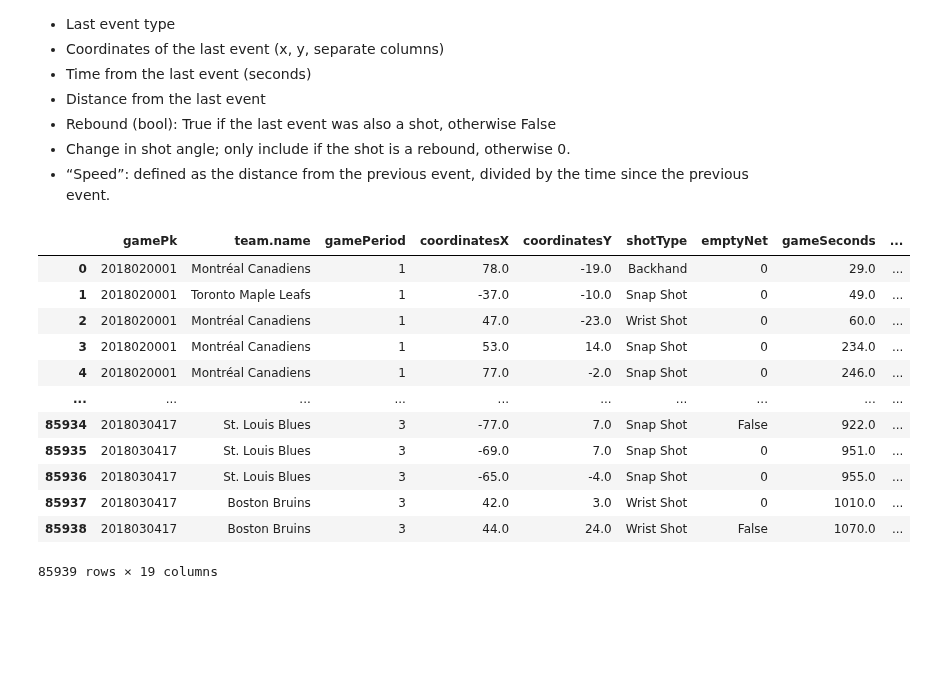
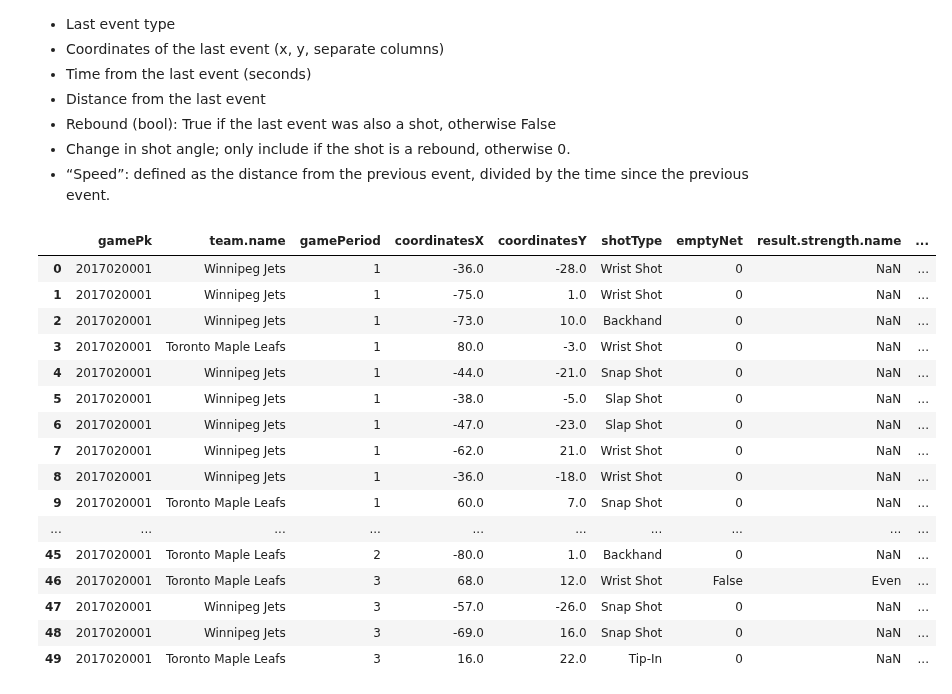
Before and after one commit to M0rph3e/ift6758-project-main, a Jupyter notebook: notebooks/feingineering_two.ipynb, the cells around one changed output. Saved outputs shown, nothing was run; the diff lists cells and outputs as text; code cells hidden in the pictures; blank space fills up the shorter version.

```diff
--- a/notebooks/feingineering_two.ipynb
+++ b/notebooks/feingineering_two.ipynb
@@ -39,7 +39,7 @@ The autoreload extension is already loaded. To reload it, use:
 # %%
 from ift6758.features.feature_engineering2 import SeasonDataSetTwo
 years = [2015,2016,2017,2018]
-test = [2017,2018]
+test = [2017]
 data = SeasonDataSetTwo(test)
 # %%
 df = data.get_features_2()
@@ -68,19 +65,23 @@ File already Exists, loading from ../ift6758/data/PICKLE//2018_period_info.pkl
 * “Speed”: defined as the distance from the previous event, divided by the time since the previous event.
 # %%
 pd.set_option('display.max_columns', None)
-df
+df.head(50)
 # %% [output]
-|  | gamePk | team.name | gamePeriod | coordinatesX | coordinatesY | shotType | emptyNet | gameSeconds | ... |
-| 0 | 2018020001 | Montréal Canadiens | 1 | 78.0 | -19.0 | Backhand | 0 | 29.0 | ... |
-| 1 | 2018020001 | Toronto Maple Leafs | 1 | -37.0 | -10.0 | Snap Shot | 0 | 49.0 | ... |
-| 2 | 2018020001 | Montréal Canadiens | 1 | 47.0 | -23.0 | Wrist Shot | 0 | 60.0 | ... |
-| 3 | 2018020001 | Montréal Canadiens | 1 | 53.0 | 14.0 | Snap Shot | 0 | 234.0 | ... |
-| 4 | 2018020001 | Montréal Canadiens | 1 | 77.0 | -2.0 | Snap Shot | 0 | 246.0 | ... |
+|  | gamePk | team.name | gamePeriod | coordinatesX | coordinatesY | shotType | emptyNet | result.strength.name | ... |
+| 0 | 2017020001 | Winnipeg Jets | 1 | -36.0 | -28.0 | Wrist Shot | 0 | NaN | ... |
+| 1 | 2017020001 | Winnipeg Jets | 1 | -75.0 | 1.0 | Wrist Shot | 0 | NaN | ... |
+| 2 | 2017020001 | Winnipeg Jets | 1 | -73.0 | 10.0 | Backhand | 0 | NaN | ... |
+| 3 | 2017020001 | Toronto Maple Leafs | 1 | 80.0 | -3.0 | Wrist Shot | 0 | NaN | ... |
+| 4 | 2017020001 | Winnipeg Jets | 1 | -44.0 | -21.0 | Snap Shot | 0 | NaN | ... |
+| 5 | 2017020001 | Winnipeg Jets | 1 | -38.0 | -5.0 | Slap Shot | 0 | NaN | ... |
+| 6 | 2017020001 | Winnipeg Jets | 1 | -47.0 | -23.0 | Slap Shot | 0 | NaN | ... |
+| 7 | 2017020001 | Winnipeg Jets | 1 | -62.0 | 21.0 | Wrist Shot | 0 | NaN | ... |
+| 8 | 2017020001 | Winnipeg Jets | 1 | -36.0 | -18.0 | Wrist Shot | 0 | NaN | ... |
+| 9 | 2017020001 | Toronto Maple Leafs | 1 | 60.0 | 7.0 | Snap Shot | 0 | NaN | ... |
 | ... | ... | ... | ... | ... | ... | ... | ... | ... | ... |
-| 85934 | 2018030417 | St. Louis Blues | 3 | -77.0 | 7.0 | Snap Shot | False | 922.0 | ... |
-| 85935 | 2018030417 | St. Louis Blues | 3 | -69.0 | 7.0 | Snap Shot | 0 | 951.0 | ... |
-| 85936 | 2018030417 | St. Louis Blues | 3 | -65.0 | -4.0 | Snap Shot | 0 | 955.0 | ... |
-| 85937 | 2018030417 | Boston Bruins | 3 | 42.0 | 3.0 | Wrist Shot | 0 | 1010.0 | ... |
-| 85938 | 2018030417 | Boston Bruins | 3 | 44.0 | 24.0 | Wrist Shot | False | 1070.0 | ... |
+| 45 | 2017020001 | Toronto Maple Leafs | 2 | -80.0 | 1.0 | Backhand | 0 | NaN | ... |
+| 46 | 2017020001 | Toronto Maple Leafs | 3 | 68.0 | 12.0 | Wrist Shot | False | Even | ... |
+| 47 | 2017020001 | Winnipeg Jets | 3 | -57.0 | -26.0 | Snap Shot | 0 | NaN | ... |
+| 48 | 2017020001 | Winnipeg Jets | 3 | -69.0 | 16.0 | Snap Shot | 0 | NaN | ... |
+| 49 | 2017020001 | Toronto Maple Leafs | 3 | 16.0 | 22.0 | Tip-In | 0 | NaN | ... |
-85939 rows × 19 columns
 # %%
```
Also changed, not shown: parts of 17 cells of this notebook.
